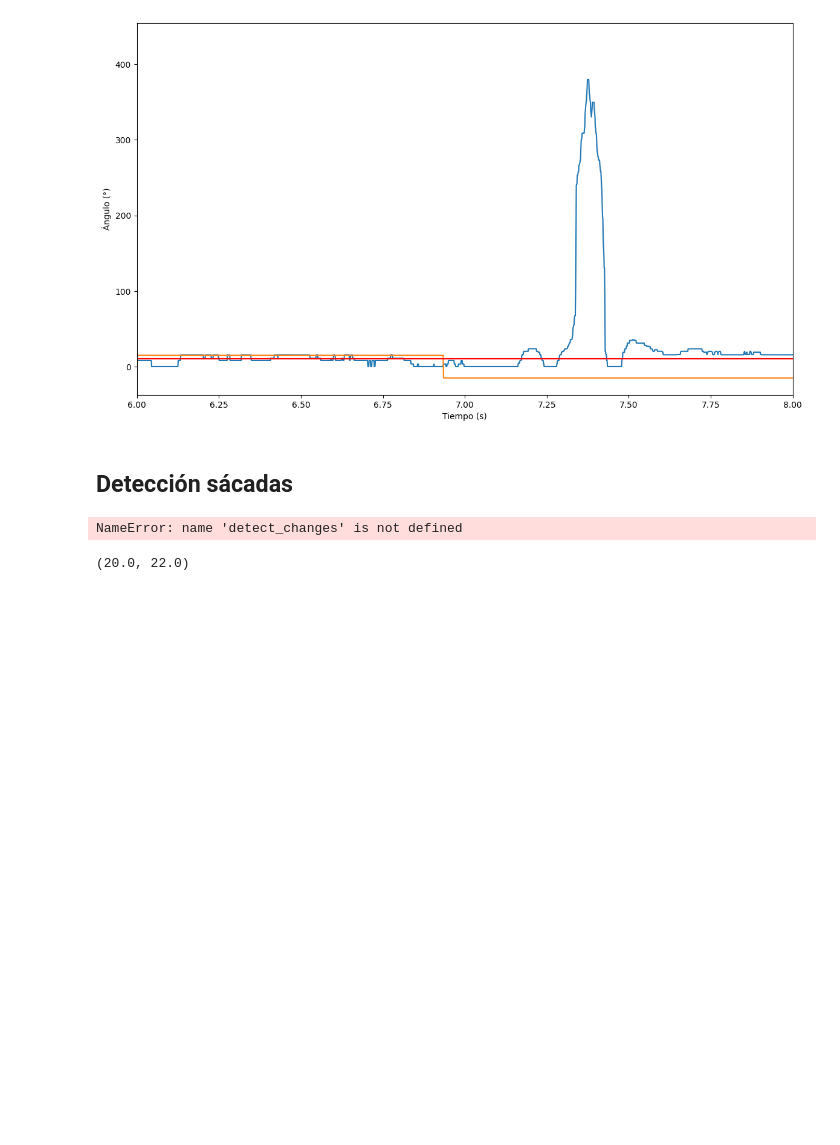
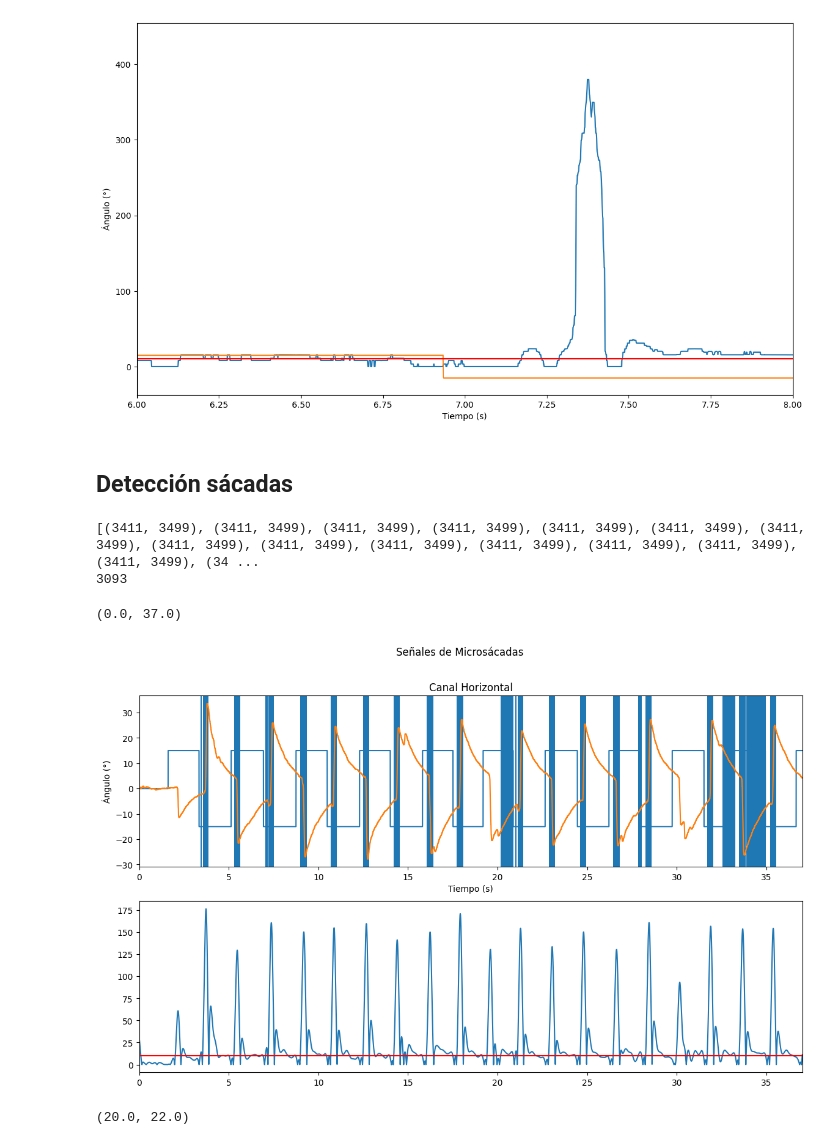
Before and after one commit to idertator/openeog, a Jupyter notebook: notebooks/Antisaccades_Biomarkers.ipynb, the cells around one changed output. Cells and saved outputs as stored; diff of their text form; code cells hidden in the pictures; blank space fills up the shorter version.

Commit message:
Corregir Detectar las Microsacadas

```diff
--- a/notebooks/Antisaccades_Biomarkers.ipynb
+++ b/notebooks/Antisaccades_Biomarkers.ipynb
@@ -154,25 +170,50 @@ def detect_changes(stimuli: np.ndarray) -> list[int]:
             change_indices.append(i)
     return change_indices
 # %%
-sacadas = saccades(antisacade.hor_channel, detect_changes(antisacade.hor_stimuli), resultados)
-print(sacadas)
-print(len(sacadas))
+from scipy import signal
+def denoise_35(value: np.ndarray) -> np.ndarray:
+    # Hacemos un filtrado agresivo ya que lo que nos interesa es la forma de onda
+    # en general de la señal para identificar el desfase
+    b, a = signal.butter(3, 0.035)
+    y = signal.filtfilt(b, a, value)
+    return y
+
+def denoise_01(value: np.ndarray) -> np.ndarray:
+    # Hacemos un filtrado agresivo ya que lo que nos interesa es la forma de onda
+    # en general de la señal para identificar el desfase
+    b, a = signal.butter(3, 0.005)
+    y = signal.filtfilt(b, a, value)
+    return y
+
+hor_channel_filter = denoise_35(antisacade.hor_channel_raw * study.hor_calibration)
+sacadas = saccades(hor_channel_filter, detect_changes(antisacade.hor_stimuli), resultados)
+#print(sacadas)
+#print(len(sacadas))
 
 plt.suptitle("Señales de Microsácadas")
 
 plt.subplot(211)
 plt.title("Canal Horizontal")
 for start, end in sacadas:
 #for start, end in saccades(antisacade.hor_channel, antisacade.angle, 0.2):
     plt.axvspan((start)/1000, (end)/1000, alpha=1)
 plt.plot(time, antisacade.hor_stimuli)
 plt.plot(time, antisacade.hor_channel)
 plt.ylabel("Ángulo (°)");
 plt.xlabel("Tiempo (s)")
 plt.xlim(0, 37)  # Limitar el eje x
 plt.savefig("Detección_Microsácadas.eps", format="eps")
+
+plt.subplot(212)
+velocities_abs = abs(denoise_01(differentiate(hor_channel_filter)))
+plt.plot(time, velocities_abs)
+plt.axhline(10, color='red')
+plt.xlim(0, 37)
 # %% [output]
-NameError: name 'detect_changes' is not defined
+[(3411, 3499), (3411, 3499), (3411, 3499), (3411, 3499), (3411, 3499), (3411, 3499), (3411, 3499), (3411, 3499), (3411, 3499), (3411, 3499), (3411, 3499), (3411, 3499), (3411, 3499), (3411, 3499), (34 ...
+3093
+(0.0, 37.0)
+[figure, added]
 # %%
 plt.title("Perfil de Velocidad de una Antisácada")
 plt.plot(time, antisacade.hor_stimuli)
```
Also changed, not shown: parts of 4 cells of this notebook, 3 other files.
